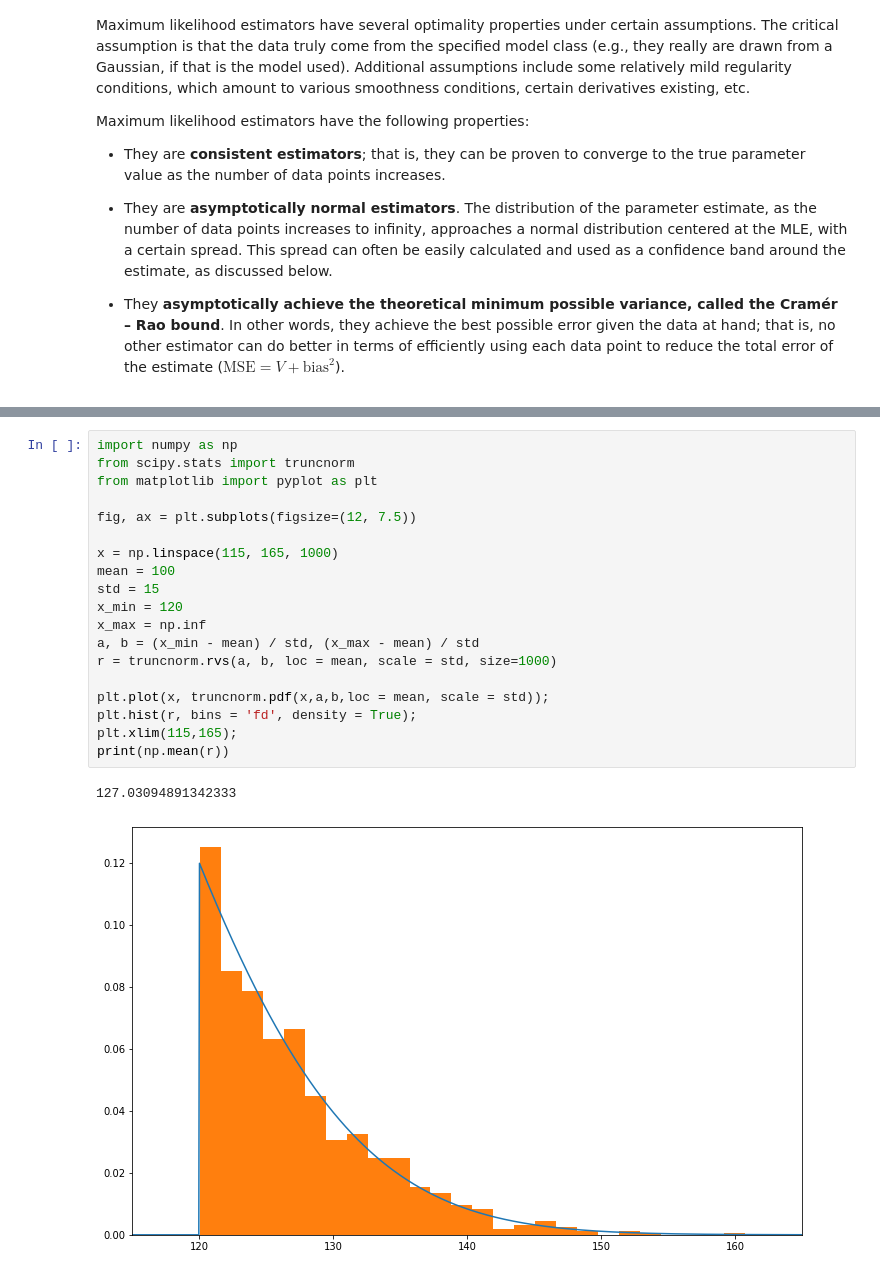
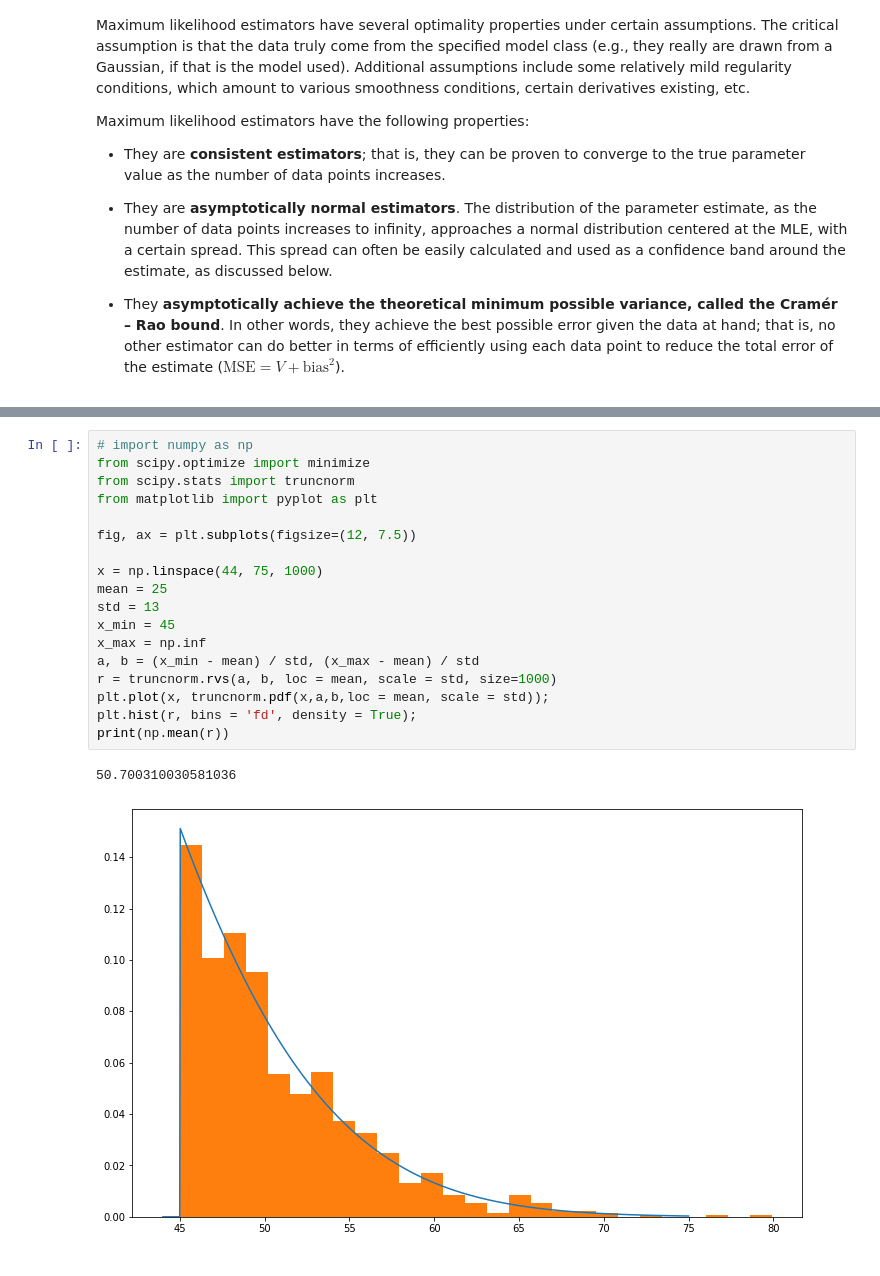
Before and after one commit to astroML/astroML-notebooks, a Jupyter notebook: chapter4/astroml_chapter4_Classical_vs_Bayesian_statistical_inference.ipynb, the cells around one changed output, grey strips where cells are left out. Drawn from its saved outputs; the diff is of its cells as text.

```diff
--- a/chapter4/astroml_chapter4_Classical_vs_Bayesian_statistical_inference.ipynb
+++ b/chapter4/astroml_chapter4_Classical_vs_Bayesian_statistical_inference.ipynb
@@ -240,22 +253,21 @@ This is very close to the equation we had before; the difference is in our third
-# %%
-import numpy as np
-from scipy.stats import truncnorm
-from matplotlib import pyplot as plt
-
-fig, ax = plt.subplots(figsize=(12, 7.5))
-
-x = np.linspace(115, 165, 1000)
-mean = 100
-std = 15
-x_min = 120
-x_max = np.inf
-a, b = (x_min - mean) / std, (x_max - mean) / std
-r = truncnorm.rvs(a, b, loc = mean, scale = std, size=1000)
-
-plt.plot(x, truncnorm.pdf(x,a,b,loc = mean, scale = std));
-plt.hist(r, bins = 'fd', density = True);
-plt.xlim(115,165);
-print(np.mean(r))
-# %% [output]
-127.03094891342333
-[figure, removed]
+# %%
+# import numpy as np
+from scipy.optimize import minimize
+from scipy.stats import truncnorm
+from matplotlib import pyplot as plt
+
+fig, ax = plt.subplots(figsize=(12, 7.5))
+
+x = np.linspace(44, 75, 1000)
+mean = 25
+std = 13
+x_min = 45
+x_max = np.inf
+a, b = (x_min - mean) / std, (x_max - mean) / std
+r = truncnorm.rvs(a, b, loc = mean, scale = std, size=1000)
+plt.plot(x, truncnorm.pdf(x,a,b,loc = mean, scale = std));
+plt.hist(r, bins = 'fd', density = True);
+print(np.mean(r))
+# %% [output]
+50.700310030581036
+[figure, added]
```
Also changed, not shown: parts of 10 cells of this notebook.
